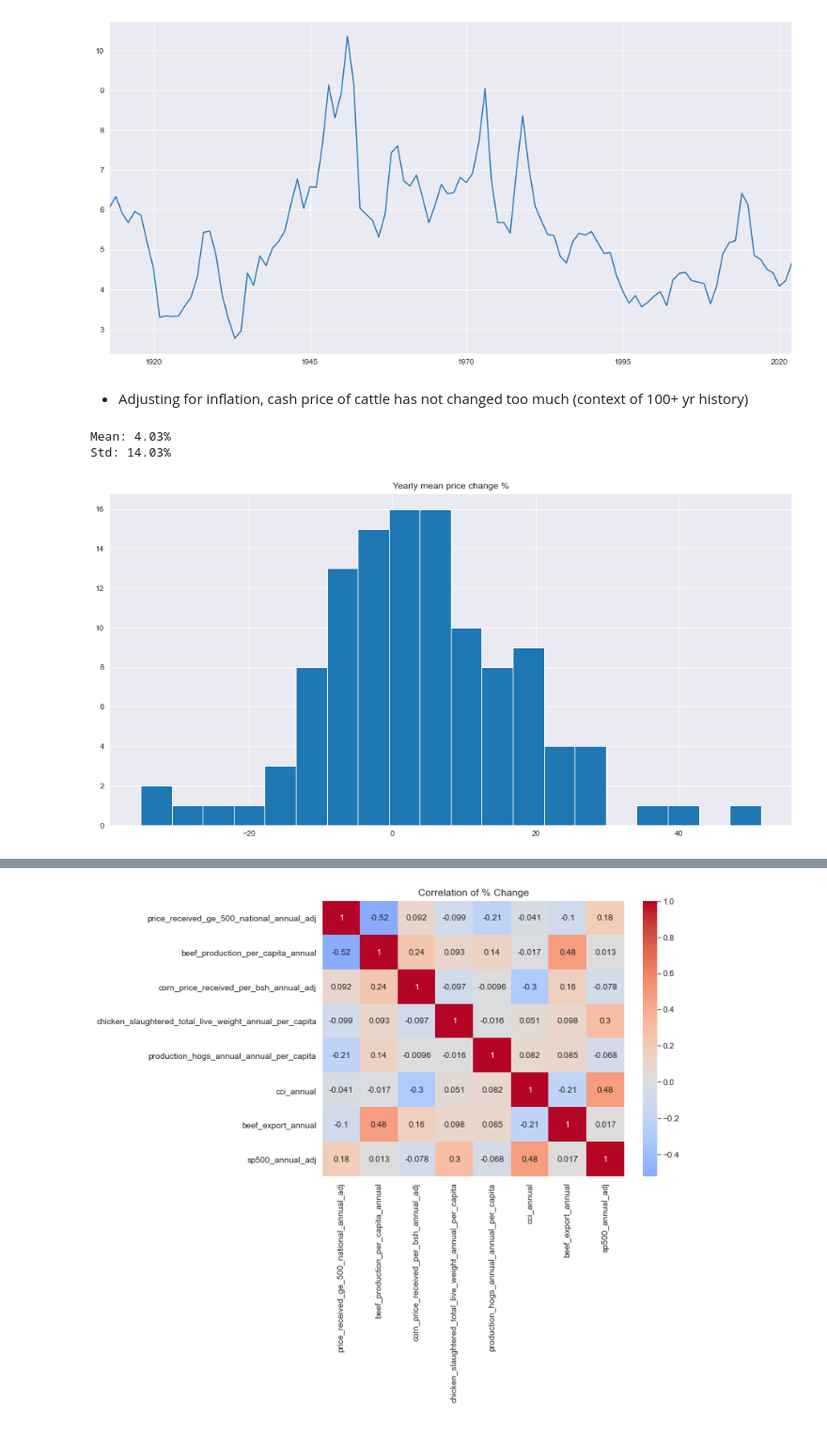
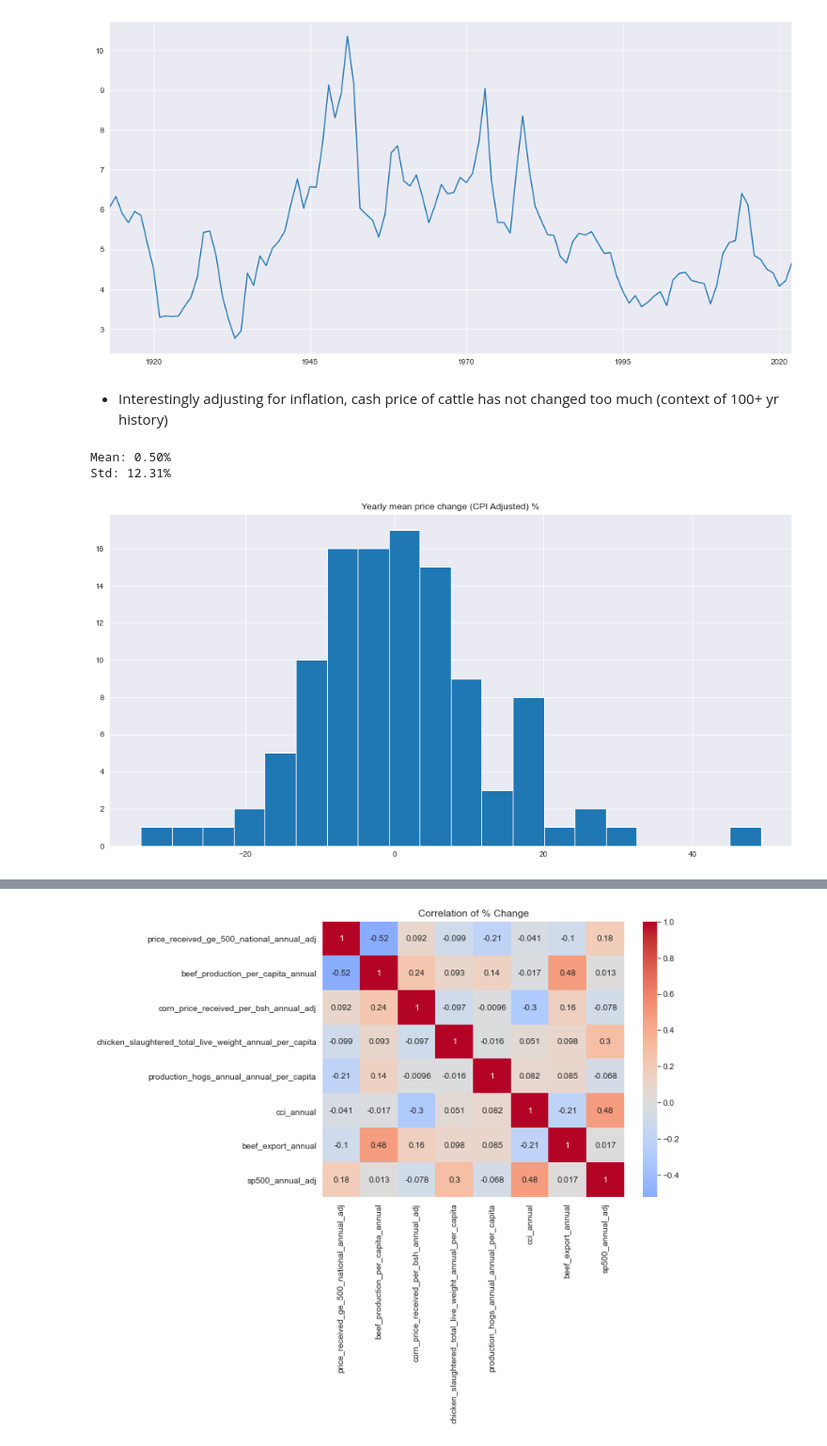
Before and after one commit to EricOstr/live_cattle, a Jupyter notebook: analysis/annual_analysis/cash_price_regressions_annual.ipynb, the cells around one changed output, grey strips where cells are left out. Shown at 94% size. Cells and saved outputs as stored; diff of their text form; code cells hidden in the pictures.

Commit message:
split into annual and monthly analysis, monthly analysis and added a few more notebooks of analysis

```diff
--- a/analysis/monthly_cash_price_analysis/monthly_cash_price_analysis.ipynb
+++ b/analysis/annual_analysis/cash_price_regressions_annual.ipynb
@@ -254,6 +188,6 @@ sp500_annual_adj.plot()
 # %%
-price_received_ge_500_national = pd.read_csv('csv/price_received_ge_500_national.csv')
-price_received_ge_500_national = usda_clean_monthly(price_received_ge_500_national, historical=True)
+price_received_ge_500_national = pd.read_csv('../csv/price_received_ge_500_national.csv')
+price_received_ge_500_national = src.usda_clean_monthly(price_received_ge_500_national, historical=True)
 price_received_ge_500_national_annual = price_received_ge_500_national.resample('Y').mean()
 # %%
 price_received_ge_500_national_annual.plot()
@@ -267,15 +201,15 @@ price_received_ge_500_national_annual_adj.plot()
 <AxesSubplot:>
 [figure]
 # %% [markdown]
-- Adjusting for inflation, cash price of cattle has not changed too much (context of 100+ yr history)
+- Interestingly adjusting for inflation, cash price of cattle has not changed too much (context of 100+ yr history)
 # %%
-(price_received_ge_500_national_annual.pct_change()*100).hist(bins=20)
+(src.adjust_series_cpi(price_received_ge_500_national_annual).pct_change()*100).hist(bins=20)
 
-plt.title('Yearly mean price change %')
+plt.title('Yearly mean price change (CPI Adjusted) %')
 
-print(f"Mean: {price_received_ge_500_national_annual.pct_change().mean()*100:.2f}%")
-print(f"Std: {price_received_ge_500_national_annual.pct_change().std()*100:.2f}%")
+print(f"Mean: {src.adjust_series_cpi(price_received_ge_500_national_annual).pct_change().mean()*100:.2f}%")
+print(f"Std: {src.adjust_series_cpi(price_received_ge_500_national_annual).pct_change().std()*100:.2f}%")
 # %% [output]
-Mean: 4.03%
-Std: 14.03%
+Mean: 0.50%
+Std: 12.31%
-[figure, old version]
+[figure, new version]
```
Also changed, not shown: parts of 73 cells of this notebook, 16 other files.
